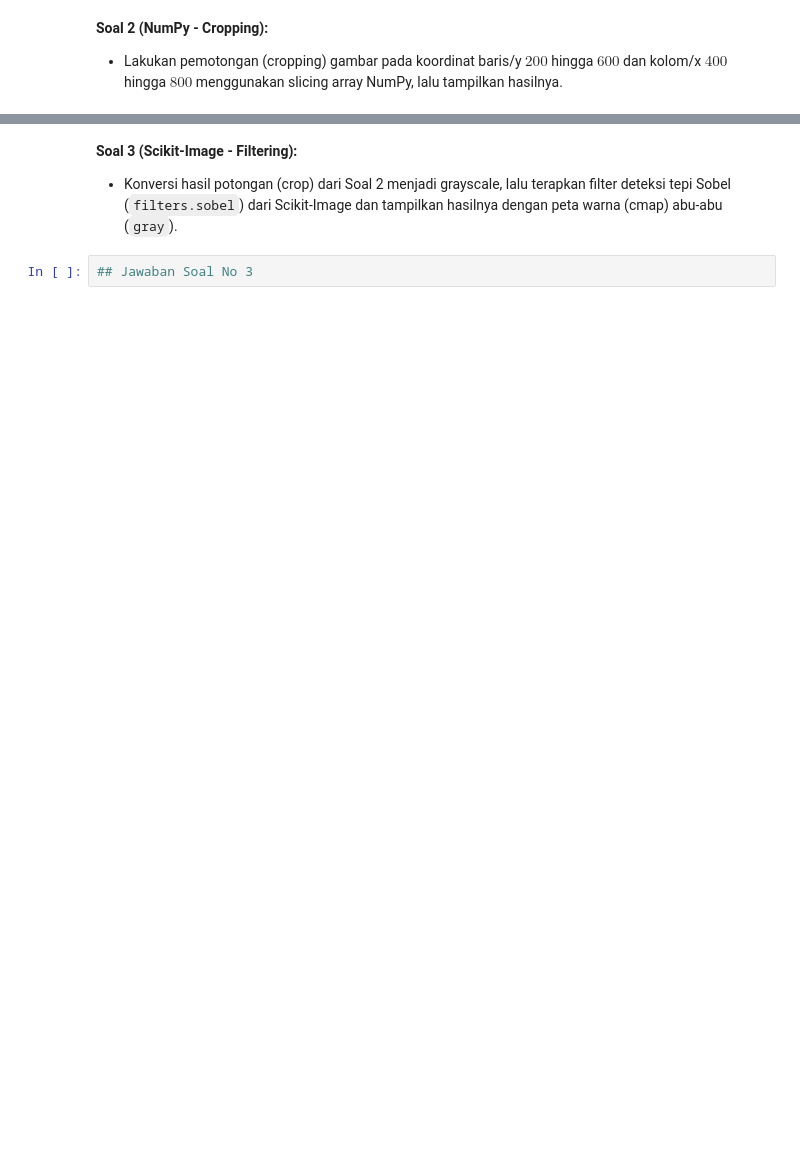
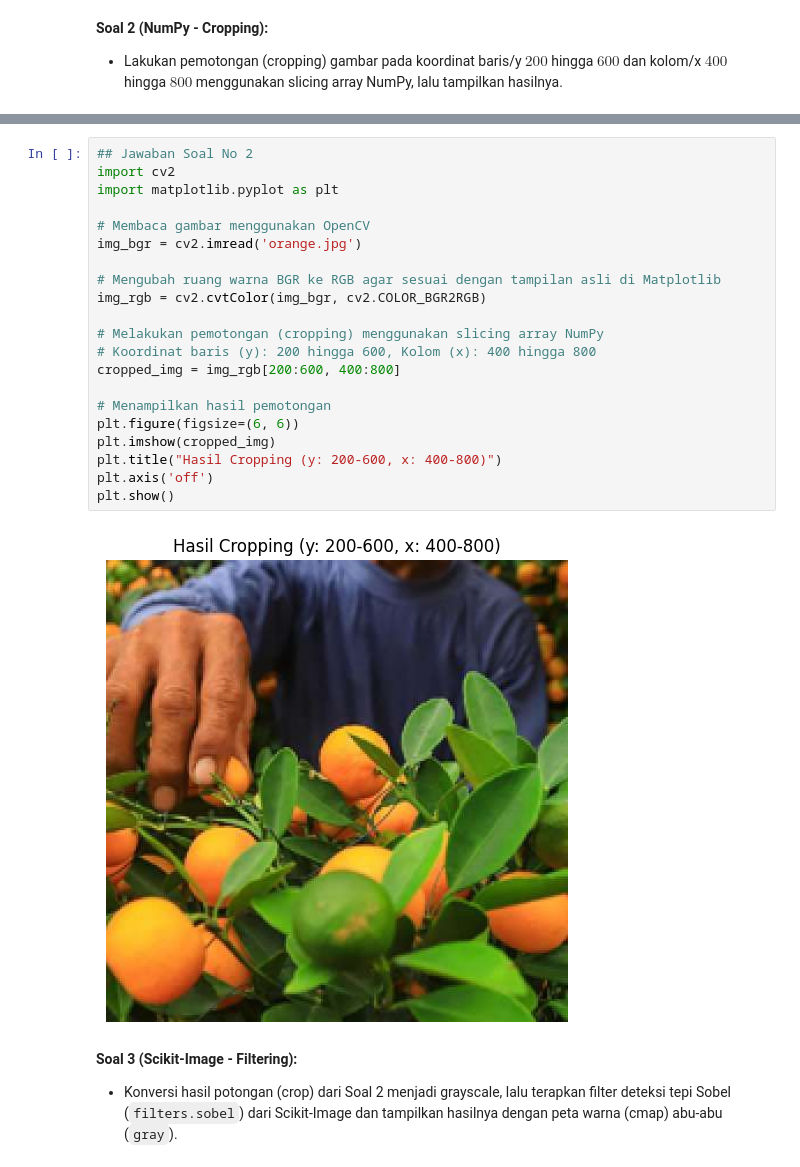
Before and after one commit to zahranabilah/24_ZahraNabilah_PCD, a Jupyter notebook: tugas_praktikum_3.ipynb, the cells around one changed output, grey strips where cells are left out. Saved outputs shown, nothing was run; the diff lists cells and outputs as text; blank space fills up the shorter version.

```diff
--- a/tugas_praktikum_3.ipynb
+++ b/tugas_praktikum_3.ipynb
@@ -23,5 +46,26 @@ Kelas        :____________
+# %%
+## Jawaban Soal No 2
+import cv2
+import matplotlib.pyplot as plt
+
+# Membaca gambar menggunakan OpenCV
+img_bgr = cv2.imread('orange.jpg')
+
+# Mengubah ruang warna BGR ke RGB agar sesuai dengan tampilan asli di Matplotlib
+img_rgb = cv2.cvtColor(img_bgr, cv2.COLOR_BGR2RGB)
+
+# Melakukan pemotongan (cropping) menggunakan slicing array NumPy
+# Koordinat baris (y): 200 hingga 600, Kolom (x): 400 hingga 800
+cropped_img = img_rgb[200:600, 400:800]
+
+# Menampilkan hasil pemotongan
+plt.figure(figsize=(6, 6))
+plt.imshow(cropped_img)
+plt.title("Hasil Cropping (y: 200-600, x: 400-800)")
+plt.axis('off')
+plt.show()
+# %% [output]
+[figure, added]
 # %% [markdown]
 **Soal 3 (Scikit-Image - Filtering):**
 *   Konversi hasil potongan (crop) dari Soal 2 menjadi grayscale, lalu terapkan filter deteksi tepi Sobel (`filters.sobel`) dari Scikit-Image dan tampilkan hasilnya dengan peta warna (cmap) abu-abu (`gray`).
-# %%
-## Jawaban Soal No 3
```
Also changed, not shown: parts of 6 cells of this notebook.
